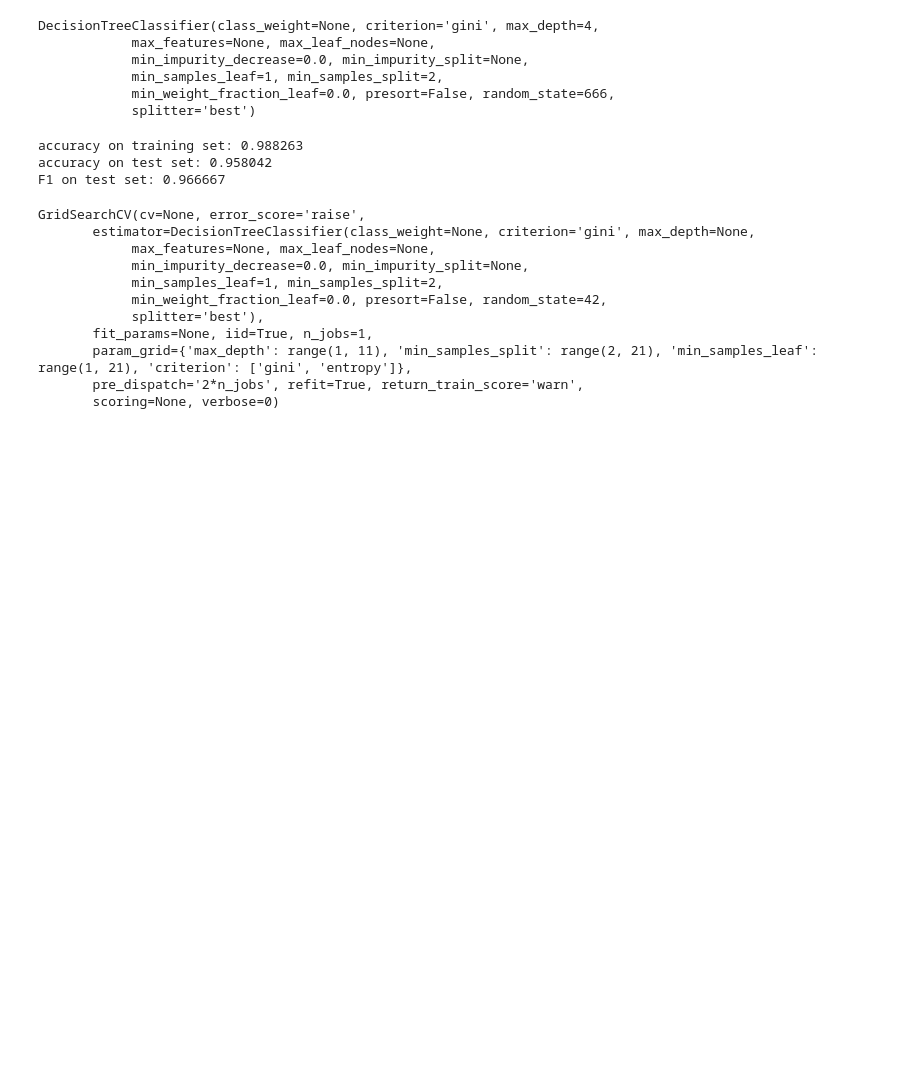
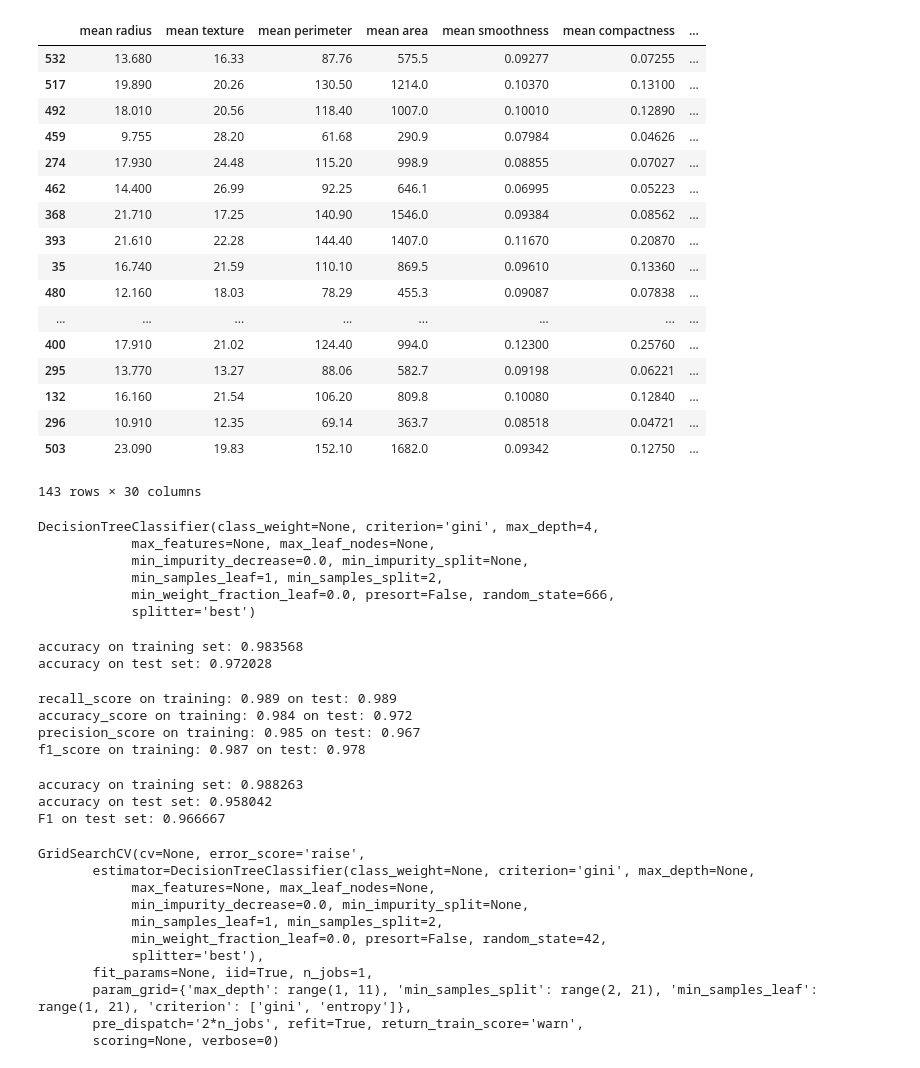
Before and after one commit to askorek/machine_learning_sandbox, a Jupyter notebook: cancer.ipynb, the cells around one changed output. Saved outputs shown, nothing was run; the diff lists cells and outputs as text; code cells hidden in the pictures; blank space fills up the shorter version.

Commit message:
decision tree - works fine

```diff
--- a/cancer.ipynb
+++ b/cancer.ipynb
@@ -27,0 +8,7 @@ array([1, 0, 1, 1, 0, 0, 0, 0, 0, 1, 1, 1, 0, 0, 1, 1, 0, 0, 1, 1, 0, 0,
+# %%
+# Ładuje dane breast_cancer dostępne w bibliotece sklearn. Zbiór ten posłuży do kwalifikacji binarnej. Zawiera on szereg próbek
+# z pomiarami guzów, oraz zmienną zależną określającą czy guz jest złośliwy/niezłośliwy (Malignant/Benign)
+data = load_breast_cancer()
+
+# sprawdzam typ danych
+type(data)
@@ -28 +38,32 @@ array([1, 0, 1, 1, 0, 0, 0, 0, 0, 1, 1, 1, 0, 0, 1, 1, 0, 0, 1, 1, 0, 0,
+# %%
+# dane są w wewnętrznym formacie sklearn. Jest to słownik, zawierający tablie. Interesujące nas dane znajdują się pod data.data
+# Zmienna zależna jest w data.target, opisy cech w data.feature_names. Stwórzmy ramkę ze zmiennych niezależnych, do późniejszych
+# analiz
+df = pd.DataFrame(data.data, columns=data.feature_names)
+
+# dzielę dane na testowe i treningowe. Parametr stratify zapewnia, że w zbiorze testowym i treningowym będzie taki sama frakcja
+# próbek z rakiem
+X_train, X_test, y_train, y_test = train_test_split(
+    df, data.target, stratify=data.target, random_state=0)
+# %%
+X_test
+# %% [output]
+|  | mean radius | mean texture | mean perimeter | mean area | mean smoothness | mean compactness | ... |
+| 532 | 13.680 | 16.33 | 87.76 | 575.5 | 0.09277 | 0.07255 | ... |
+| 517 | 19.890 | 20.26 | 130.50 | 1214.0 | 0.10370 | 0.13100 | ... |
+| 492 | 18.010 | 20.56 | 118.40 | 1007.0 | 0.10010 | 0.12890 | ... |
+| 459 | 9.755 | 28.20 | 61.68 | 290.9 | 0.07984 | 0.04626 | ... |
+| 274 | 17.930 | 24.48 | 115.20 | 998.9 | 0.08855 | 0.07027 | ... |
+| 462 | 14.400 | 26.99 | 92.25 | 646.1 | 0.06995 | 0.05223 | ... |
+| 368 | 21.710 | 17.25 | 140.90 | 1546.0 | 0.09384 | 0.08562 | ... |
+| 393 | 21.610 | 22.28 | 144.40 | 1407.0 | 0.11670 | 0.20870 | ... |
+| 35 | 16.740 | 21.59 | 110.10 | 869.5 | 0.09610 | 0.13360 | ... |
+| 480 | 12.160 | 18.03 | 78.29 | 455.3 | 0.09087 | 0.07838 | ... |
+| ... | ... | ... | ... | ... | ... | ... | ... |
+| 400 | 17.910 | 21.02 | 124.40 | 994.0 | 0.12300 | 0.25760 | ... |
+| 295 | 13.770 | 13.27 | 88.06 | 582.7 | 0.09198 | 0.06221 | ... |
+| 132 | 16.160 | 21.54 | 106.20 | 809.8 | 0.10080 | 0.12840 | ... |
+| 296 | 10.910 | 12.35 | 69.14 | 363.7 | 0.08518 | 0.04721 | ... |
+| 503 | 23.090 | 19.83 | 152.10 | 1682.0 | 0.09342 | 0.12750 | ... |
+143 rows × 30 columns
 # %%
@@ -36,12 +78,9 @@ DecisionTreeClassifier(class_weight=None, criterion='gini', max_depth=4,
             min_weight_fraction_leaf=0.0, presort=False, random_state=666,
             splitter='best')
 # %%
+# sprawdzam dopasowanie modelu do danych treningowych i testowych
 print("accuracy on training set: %f" % tree.score(X_train, y_train))
 print("accuracy on test set: %f" % tree.score(X_test, y_test))
-res = tree.predict(X_test)
-score = f1_score(y_test, res)
-print("F1 on test set: %f" % score)
 # %% [output]
-accuracy on training set: 0.988263
-accuracy on test set: 0.958042
-F1 on test set: 0.966667
+accuracy on training set: 0.983568
+accuracy on test set: 0.972028
@@ -48,3 +102,19 @@ F1 on test set: 0.966667
+# %%
+generate_metrics(tree, X_train, y_train, X_test, y_test)
+# %% [output]
+recall_score on training: 0.989 on test: 0.989
+accuracy_score on training: 0.984 on test: 0.972
+precision_score on training: 0.985 on test: 0.967
+f1_score on training: 0.987 on test: 0.978
+# %%
+# model wygląda na prawidłowy
+res = tree.predict(X_test)
+score = f1_score(y_test, res)
+print("F1 on test set: %f" % score)
+# %% [output]
+accuracy on training set: 0.988263
+accuracy on test set: 0.958042
+F1 on test set: 0.966667
 # %%
 all_x = breast_cancer_data.data
 all_y = breast_cancer_data.target
```
Also changed, not shown: parts of 7 cells of this notebook.
